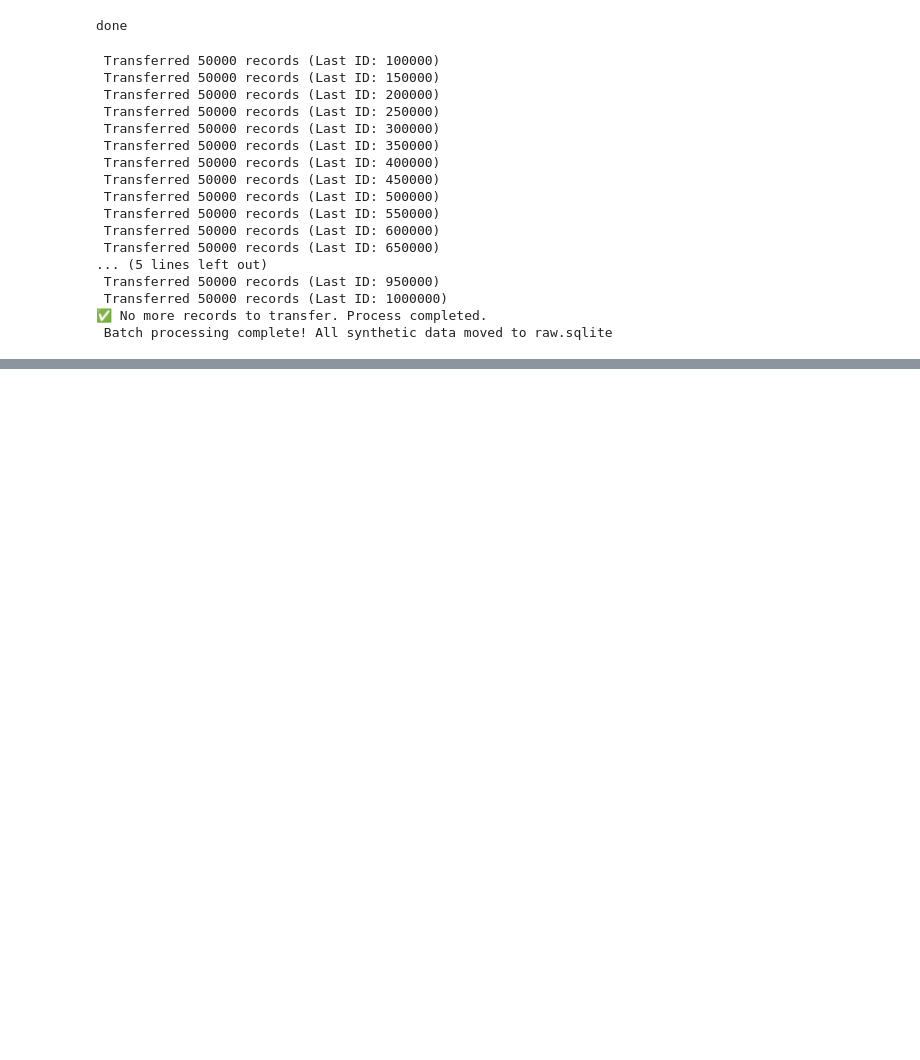
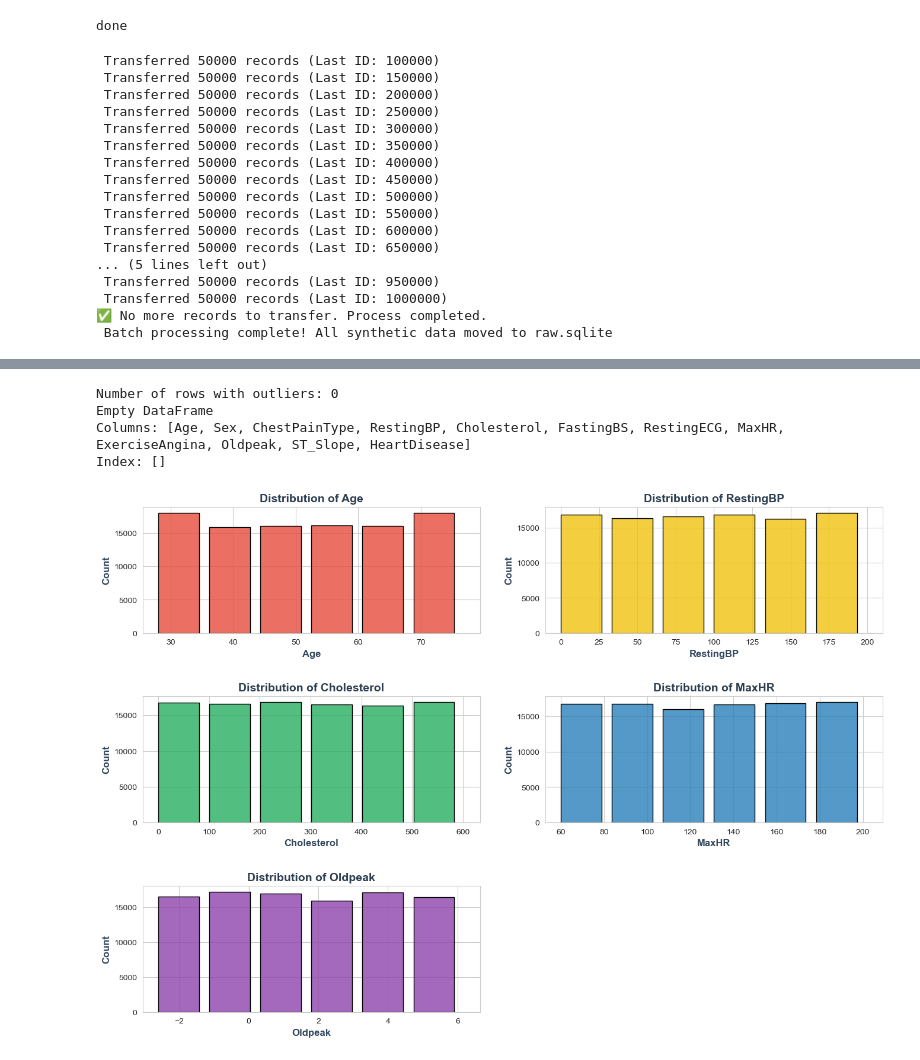
Before and after one commit to tamourjr/AHC-Heart-Failure-Prediction, a Jupyter notebook: Untitled1.ipynb, the cells around one changed output, grey strips where cells are left out. Cells and saved outputs as stored; diff of their text form; code cells hidden in the pictures; blank space fills up the shorter version.

Commit message:
heart failure predection updates
all the current updates

```diff
--- a/Untitled1.ipynb
+++ b/Untitled1.ipynb
@@ -214,0 +271,68 @@ print(" Batch processing complete! All synthetic data moved to raw.sqlite")
+# %%
+import sqlite3
+import pandas as pd
+import numpy as np
+
+
+df = pd.read_sql("SELECT * FROM raw_synthetic", sqlite3.connect("raw.sqlite"))
+
+
+num_cols = df.select_dtypes(include=[np.number]).columns
+
+
+outlier_rows = pd.DataFrame()
+for col in num_cols:
+    Q1 = df[col].quantile(0.25)
+    Q3 = df[col].quantile(0.75)
+    IQR = Q3 - Q1
+    lower_bound = Q1 - 1.5 * IQR
+    upper_bound = Q3 + 1.5 * IQR
+
+    outliers = df[(df[col] < lower_bound) | (df[col] > upper_bound)]
+    outlier_rows = pd.concat([outlier_rows, outliers])
+
+# Remove duplicate rows (if a row has multiple outliers)
+outlier_rows = outlier_rows.drop_duplicates()
+
+# Display the outlier rows
+print(f"Number of rows with outliers: {len(outlier_rows)}")
+print(outlier_rows)
+# %% [output]
+Number of rows with outliers: 0
+Empty DataFrame
+Columns: [Age, Sex, ChestPainType, RestingBP, Cholesterol, FastingBS, RestingECG, MaxHR, ExerciseAngina, Oldpeak, ST_Slope, HeartDisease]
+Index: []
+# %%
+import matplotlib.pyplot as plt
+import seaborn as sns
+
+
+sample_fraction = 0.1
+df_sampled = df.sample(frac=sample_fraction, random_state=42)
+
+
+columns = ['Age', 'RestingBP', 'Cholesterol', 'MaxHR', 'Oldpeak']
+colors = ['#E74C3C', '#F1C40F', '#27AE60', '#2980B9', '#8E44AD']
+
+
+sns.set_style("whitegrid")
+plt.figure(figsize=(14, 10))
+
+
+for i, col in enumerate(columns):
+    plt.subplot(3, 2, i+1)
+    sns.histplot(data=df_sampled, x=col, kde=False, bins=6, color=colors[i], edgecolor='black', alpha=0.8)
+
+    plt.title(f'Distribution of {col}', fontsize=14, fontweight='bold', color='#2C3E50')
+    plt.xlabel(col, fontsize=12, fontweight='bold', color='#34495E')
+    plt.ylabel('Count', fontsize=12, fontweight='bold', color='#34495E')
+
+
+    plt.xticks(rotation=0)
+    for patch in plt.gca().patches:
+        patch.set_width(patch.get_width() * 0.8)
+
+plt.tight_layout(pad=3)
+plt.show()
+# %% [output]
+[figure, added]
```
Also changed, not shown: parts of 10 cells of this notebook, 8 other files.
